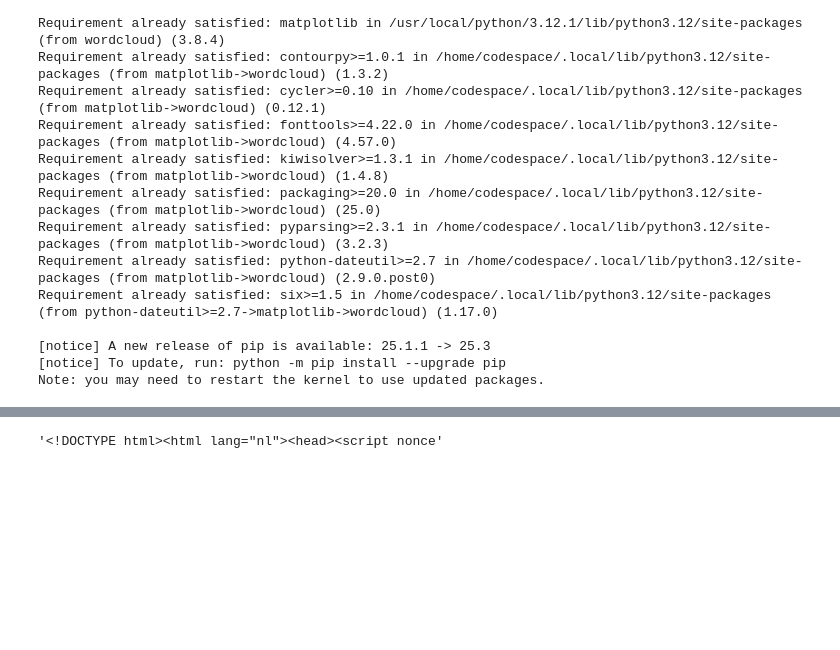
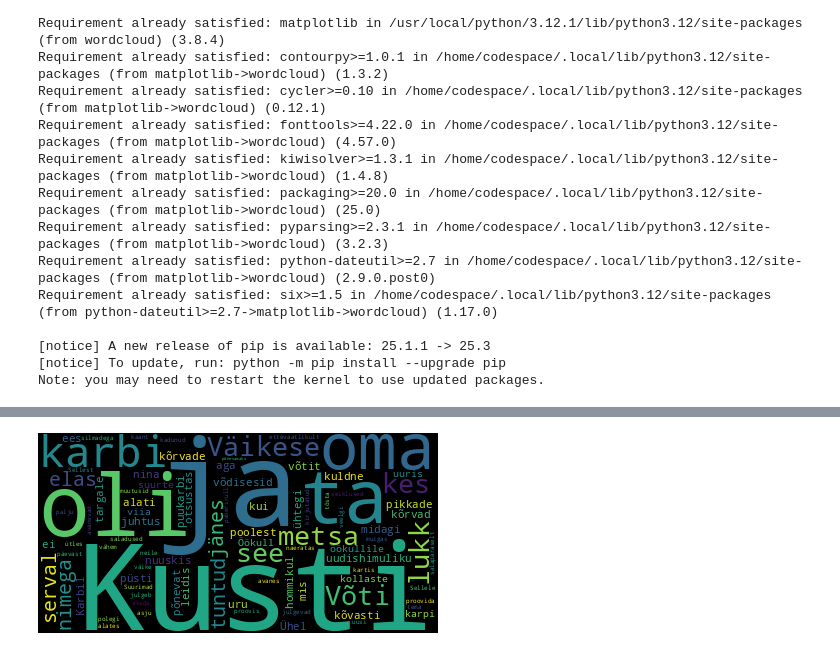
Before and after one commit to raheltoom3/dt-2025-data-visualisation, a Jupyter notebook: notebooks/assignment/Homework11.ipynb, the cells around one changed output, grey strips where cells are left out. Cells and saved outputs as stored; diff of their text form; code cells hidden in the pictures; blank space fills up the shorter version.

```diff
--- a/notebooks/assignment/Homework11.ipynb
+++ b/notebooks/assignment/Homework11.ipynb
@@ -20,8 +51,14 @@ Note: you may need to restart the kernel to use updated packages.
 # %%
-import urllib.request #this one we use to work with URLs
+#Here I use Python code to work with URLs. I created a URL having the text and generate it to WordCloud.
 
-text = urllib.request.urlopen("https://docs.google.com/document/d/1waiJ7tO863EDE6-Q-35wRNVRO5uFSDXT1Rk3nUgdvrI/edit?usp=sharing").read().decode("utf-8")
 
-text[0:50]
+import urllib.request
+
+text = urllib.request.urlopen("https://raw.githubusercontent.com/raheltoom3/dt-2025-data-visualisation/refs/heads/codespace-jubilant-orbit-gr97595599x39g76/text.txt").read().decode("utf-8")
+
+
+WordCloud().generate_from_text(text).to_image()
+
+#Words that appear more times than one are the biggest! So, we definitely say that name Kusti appears in the text the most.
 # %% [output]
-'<!DOCTYPE html><html lang="nl"><head><script nonce'
+[figure, added]
```
Also changed, not shown: parts of 12 cells of this notebook.
